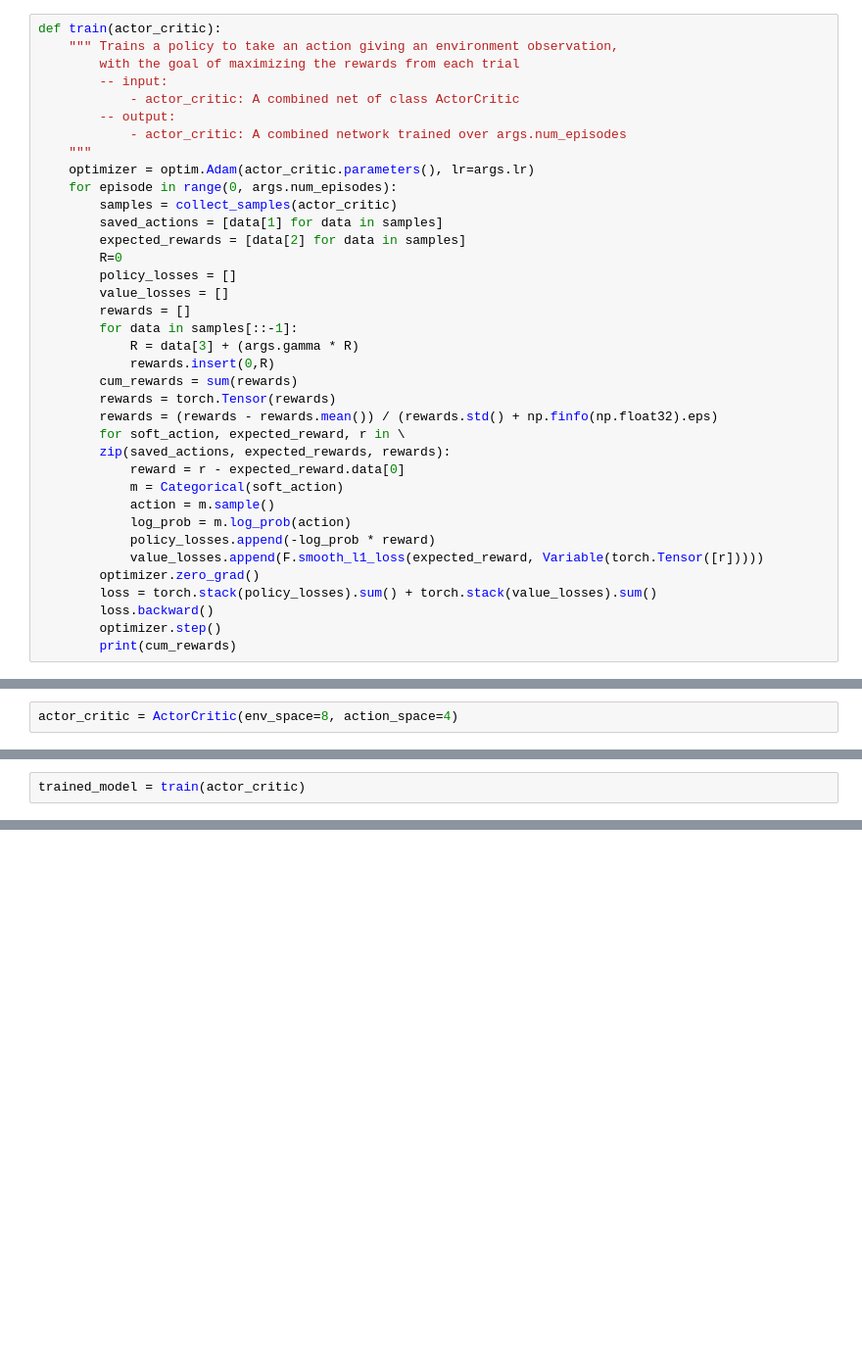
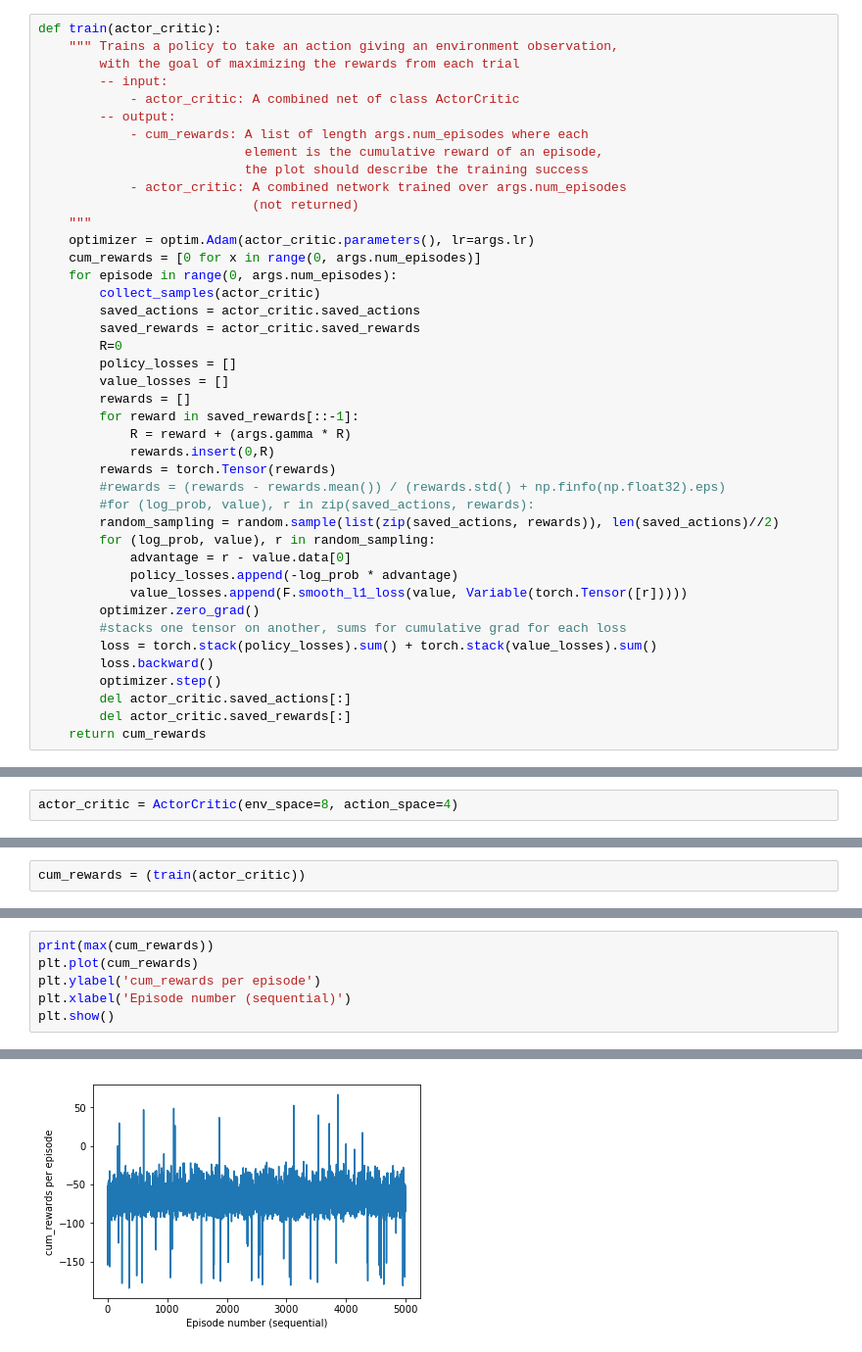
Before and after one commit to spenceslx/Projects, a Jupyter notebook: RL_OpenAI/RL_AC_LunarLander.ipynb, the cells around one changed output, grey strips where cells are left out. Shown: that part at 98% size. Cells and saved outputs as stored; diff of their text form; blank space fills up the shorter version.

Commit message:
This implementation seems to be converging to a model that selects one action at random to always take no matter the state

```diff
--- a/RL_OpenAI/RL_AC_LunarLander.ipynb
+++ b/RL_OpenAI/RL_AC_LunarLander.ipynb
@@ -70,36 +77,41 @@ def train(actor_critic):
         -- input:
             - actor_critic: A combined net of class ActorCritic
         -- output:
+            - cum_rewards: A list of length args.num_episodes where each
+                           element is the cumulative reward of an episode,
+                           the plot should describe the training success
             - actor_critic: A combined network trained over args.num_episodes
+                            (not returned)
     """
     optimizer = optim.Adam(actor_critic.parameters(), lr=args.lr)
+    cum_rewards = [0 for x in range(0, args.num_episodes)]
     for episode in range(0, args.num_episodes):
-        samples = collect_samples(actor_critic)
-        saved_actions = [data[1] for data in samples]
-        expected_rewards = [data[2] for data in samples]
+        collect_samples(actor_critic)
+        saved_actions = actor_critic.saved_actions
+        saved_rewards = actor_critic.saved_rewards
         R=0
         policy_losses = []
         value_losses = []
         rewards = []
-        for data in samples[::-1]:
-            R = data[3] + (args.gamma * R)
+        for reward in saved_rewards[::-1]:
+            R = reward + (args.gamma * R)
             rewards.insert(0,R)
-        cum_rewards = sum(rewards)
         rewards = torch.Tensor(rewards)
-        rewards = (rewards - rewards.mean()) / (rewards.std() + np.finfo(np.float32).eps)
-        for soft_action, expected_reward, r in \
-        zip(saved_actions, expected_rewards, rewards):
-            reward = r - expected_reward.data[0]
-            m = Categorical(soft_action)
-            action = m.sample()
-            log_prob = m.log_prob(action)
-            policy_losses.append(-log_prob * reward)
-            value_losses.append(F.smooth_l1_loss(expected_reward, Variable(torch.Tensor([r]))))
+        #rewards = (rewards - rewards.mean()) / (rewards.std() + np.finfo(np.float32).eps)
+        #for (log_prob, value), r in zip(saved_actions, rewards):
+        random_sampling = random.sample(list(zip(saved_actions, rewards)), len(saved_actions)//2)
+        for (log_prob, value), r in random_sampling:
+            advantage = r - value.data[0]
+            policy_losses.append(-log_prob * advantage)
+            value_losses.append(F.smooth_l1_loss(value, Variable(torch.Tensor([r]))))
         optimizer.zero_grad()
+        #stacks one tensor on another, sums for cumulative grad for each loss
         loss = torch.stack(policy_losses).sum() + torch.stack(value_losses).sum()
         loss.backward()
         optimizer.step()
-        print(cum_rewards)
+        del actor_critic.saved_actions[:]
+        del actor_critic.saved_rewards[:]
+    return cum_rewards
 # %%
 def collect_samples(actor_critic):
     """ Collects samples from an environment episode either until terminal
@@ -136,4 +157,4 @@ args = args_parse()
 # %%
-trained_model = train(actor_critic)
+cum_rewards = (train(actor_critic))
 # %% [output]
 WARN: gym.spaces.Box autodetected dtype as <class 'numpy.float32'>. Please provide explicit dtype.
@@ -158,0 +195,7 @@ WARN: gym.spaces.Box autodetected dtype as <class 'numpy.float32'>. Please provi
+# %%
+print(max(cum_rewards))
+plt.plot(cum_rewards)
+plt.ylabel('cum_rewards per episode')
+plt.xlabel('Episode number (sequential)')
+plt.show()
+# %% [output]
@@ -158,0 +203 @@ WARN: gym.spaces.Box autodetected dtype as <class 'numpy.float32'>. Please provi
+[figure, added]
```
Also changed, not shown: parts of 10 cells of this notebook.
